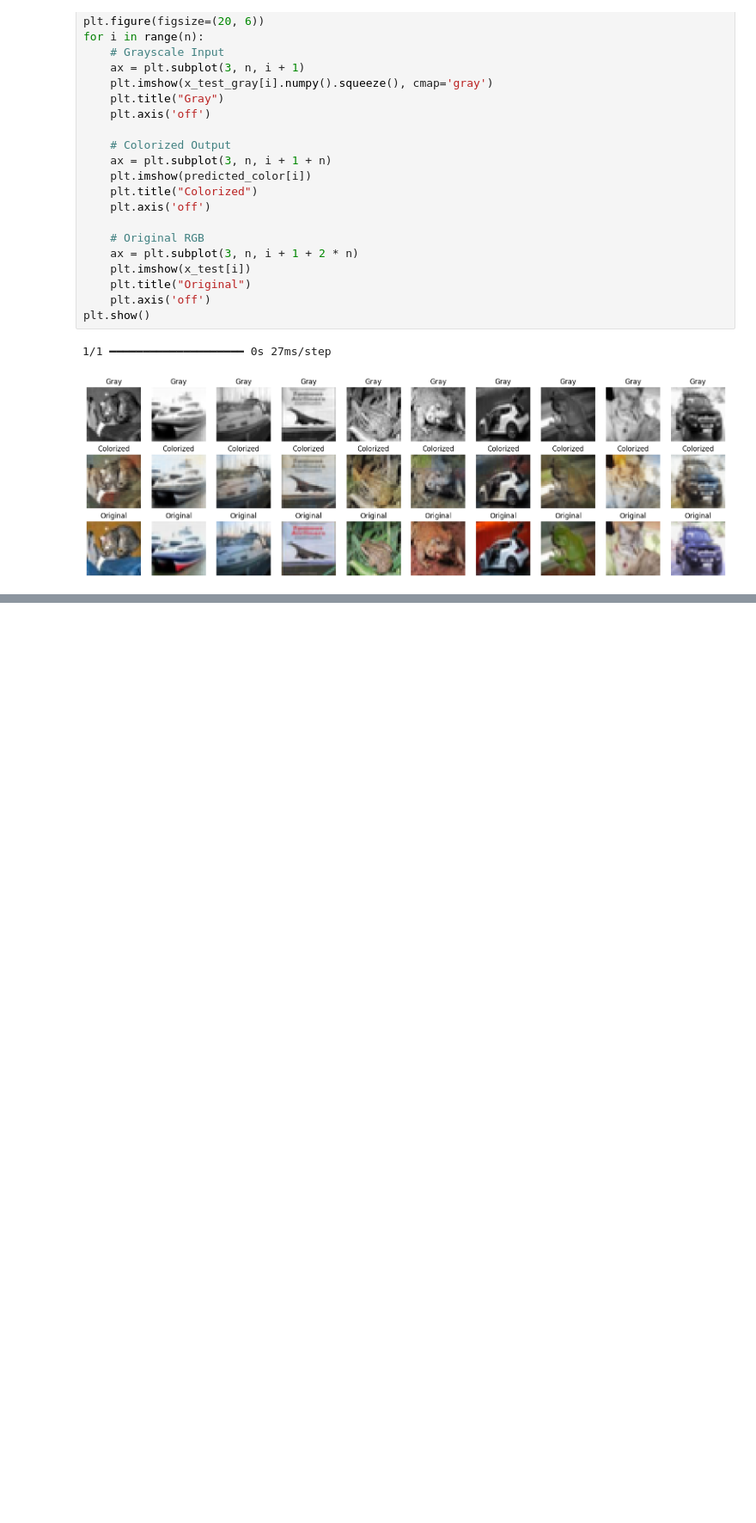
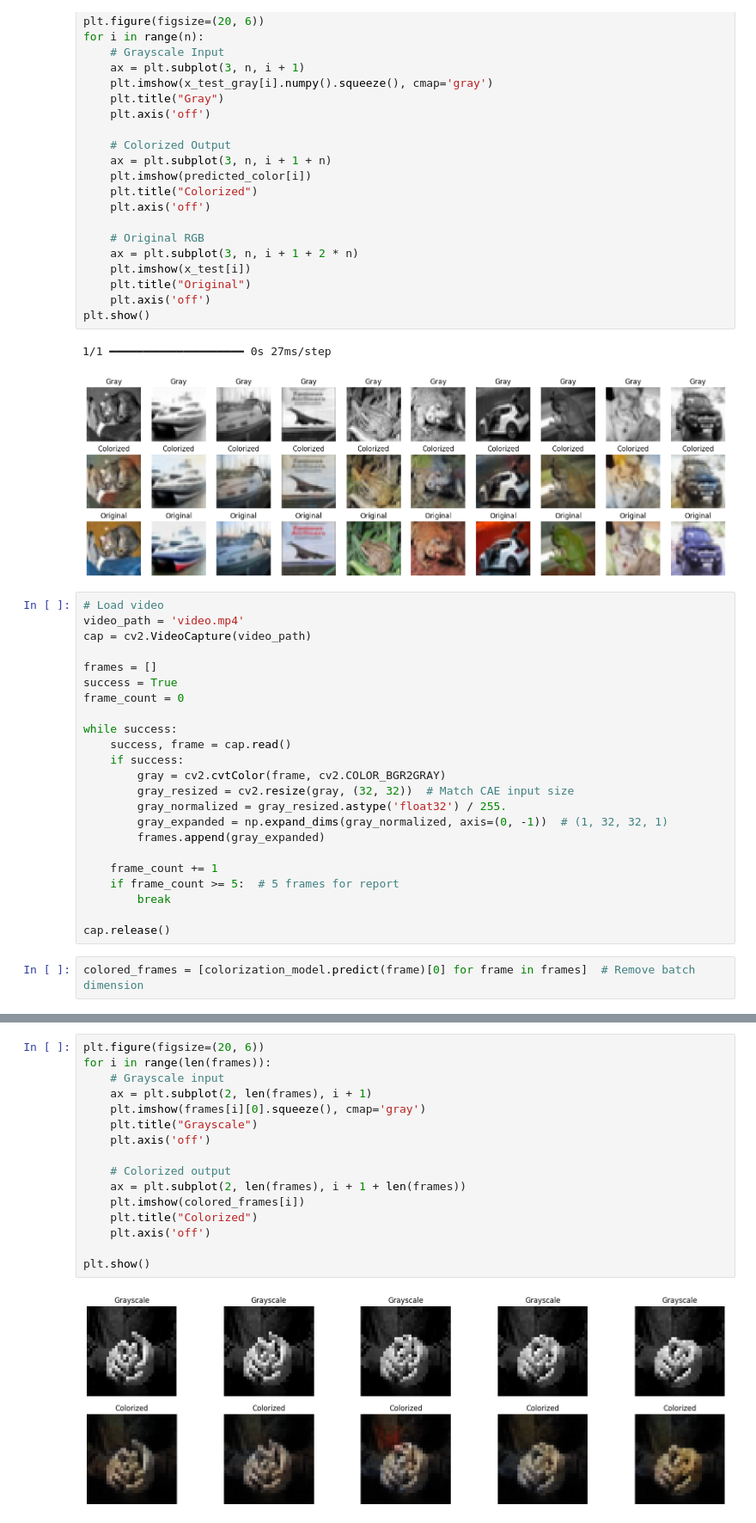
Before and after one commit to Mandar219/denoising_autoencoder, a Jupyter notebook: colorization_autoencoder.ipynb, the cells around one changed output, grey strips where cells are left out. Shown at 86% size. Saved outputs shown, nothing was run; the diff lists cells and outputs as text; blank space fills up the shorter version.

Commit message:
added video colorization

```diff
--- a/colorization_autoencoder.ipynb
+++ b/colorization_autoencoder.ipynb
@@ -132,3 +135,28 @@ plt.show()
 # %% [output]
 1/1 ━━━━━━━━━━━━━━━━━━━━ 0s 27ms/step
 [figure]
+# %%
+# Load video
+video_path = 'video.mp4'
+cap = cv2.VideoCapture(video_path)
+
+frames = []
+success = True
+frame_count = 0
+
+while success:
+    success, frame = cap.read()
+    if success:
+        gray = cv2.cvtColor(frame, cv2.COLOR_BGR2GRAY)
+        gray_resized = cv2.resize(gray, (32, 32))  # Match CAE input size
+        gray_normalized = gray_resized.astype('float32') / 255.
+        gray_expanded = np.expand_dims(gray_normalized, axis=(0, -1))  # (1, 32, 32, 1)
+        frames.append(gray_expanded)
+
+    frame_count += 1
+    if frame_count >= 5:  # 5 frames for report
+        break
+
+cap.release()
+# %%
+colored_frames = [colorization_model.predict(frame)[0] for frame in frames]  # Remove batch dimension
@@ -134,0 +169,18 @@ plt.show()
+# %%
+plt.figure(figsize=(20, 6))
+for i in range(len(frames)):
+    # Grayscale input
+    ax = plt.subplot(2, len(frames), i + 1)
+    plt.imshow(frames[i][0].squeeze(), cmap='gray')
+    plt.title("Grayscale")
+    plt.axis('off')
+
+    # Colorized output
+    ax = plt.subplot(2, len(frames), i + 1 + len(frames))
+    plt.imshow(colored_frames[i])
+    plt.title("Colorized")
+    plt.axis('off')
+
+plt.show()
+# %% [output]
+[figure, added]
```
Also changed, not shown: parts of 2 cells of this notebook, 2 other files.
